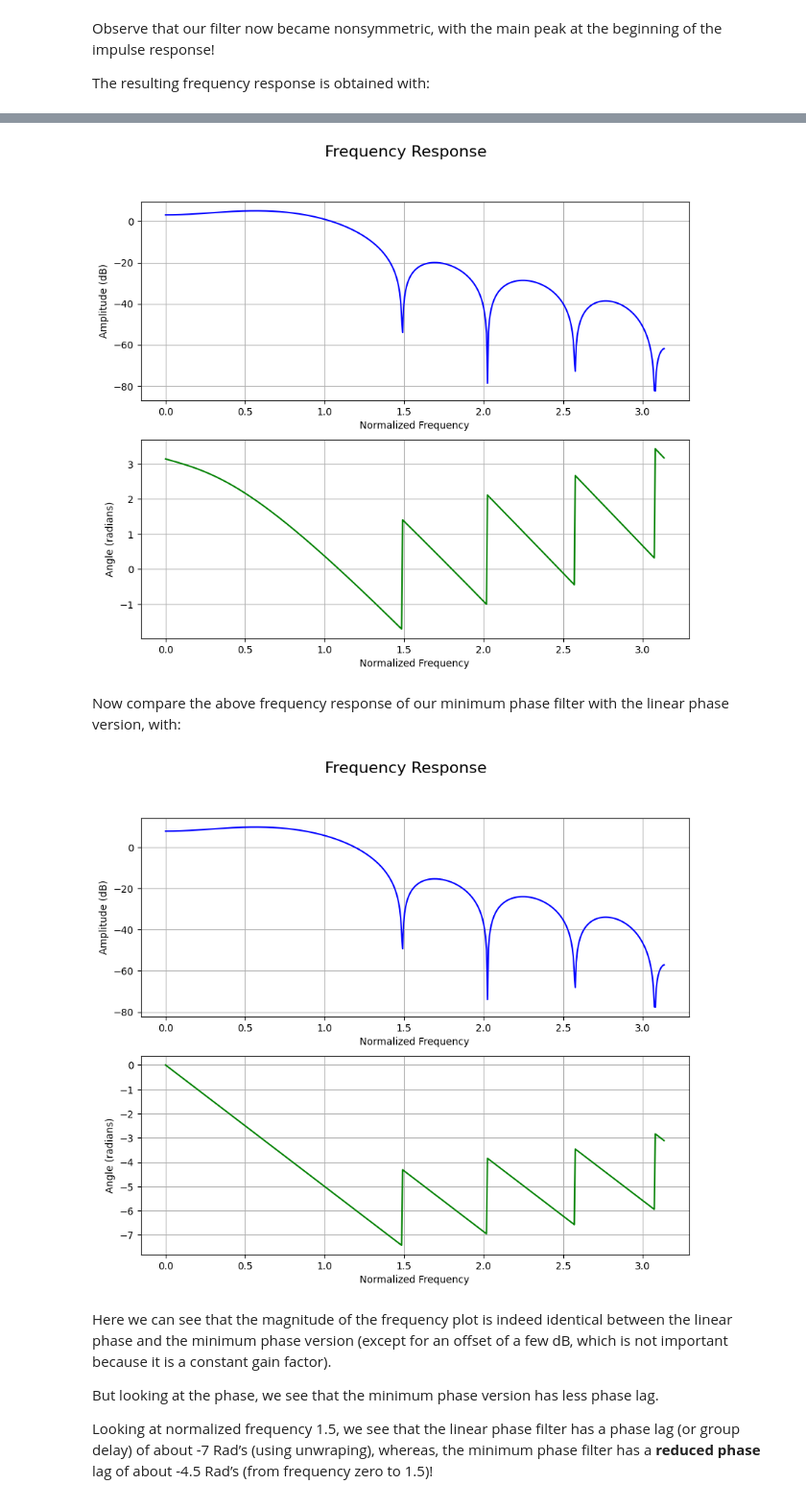
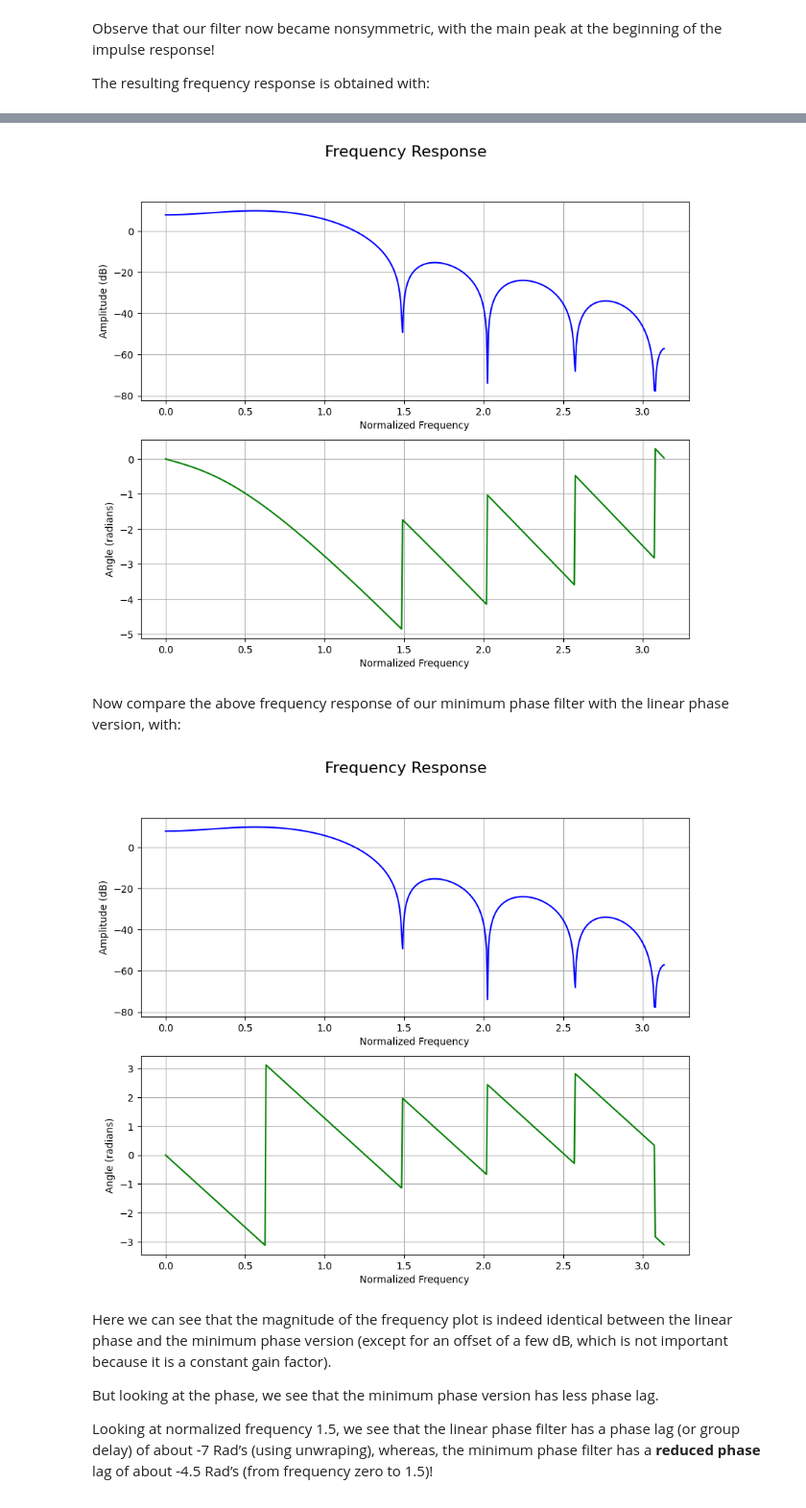
Before and after one commit to TUIlmenauAMS/ADSP_Tutorials, a Jupyter notebook: ADSP_10_FrequencyWarping.ipynb, the cells around one changed output, grey strips where cells are left out. Shown at 96% size. Cells and saved outputs as stored; diff of their text form; code cells hidden in the pictures.

```diff
--- a/ADSP_10_FrequencyWarping.ipynb
+++ b/ADSP_10_FrequencyWarping.ipynb
@@ -460,7 +465,7 @@ The resulting frequency response is obtained with:
 # %% [output]
 [interactive output not drawn]
 # %%
-w, h_response  = freqz(hsincmp)
+w, h_response  = freqz(-1.73*hsincmp)
 fig=plt.figure(figsize=(10,8))
 fig.suptitle('Frequency Response', fontsize=16)
 plt.subplot(2,1,1)
@@ -475,26 +480,26 @@ plt.ylabel('Angle (radians)')
 plt.xlabel('Normalized Frequency')
 plt.grid()
 # %% [output]
-[figure, old version]
+[figure, new version]
 # %% [markdown]
 Now compare the above frequency response of our minimum phase filter with the linear phase version, with:
 # %%
 w, h_response  = freqz(hsinc)
 fig=plt.figure(figsize=(10,8))
 fig.suptitle('Frequency Response', fontsize=16)
 plt.subplot(2,1,1)
 plt.plot(w, 20 * np.log10(abs(h_response)), 'b')
 plt.ylabel('Amplitude (dB)')
 plt.xlabel('Normalized Frequency')
 plt.grid()
 plt.subplot(2,1,2)
 angles = np.angle(h_response)
-plt.plot(w, np.unwrap(angles), 'g')
+plt.plot(w, angles, 'g')
 plt.ylabel('Angle (radians)')
 plt.xlabel('Normalized Frequency')
 plt.grid()
 # %% [output]
-[figure, old version]
+[figure, new version]
 # %% [markdown]
 Here we can see that the magnitude of the frequency plot is indeed identical between the linear phase and the minimum phase version (except for an offset of a few dB, which is not important because it is a constant gain factor).
 
```
Also changed, not shown: parts of 2 cells of this notebook.
